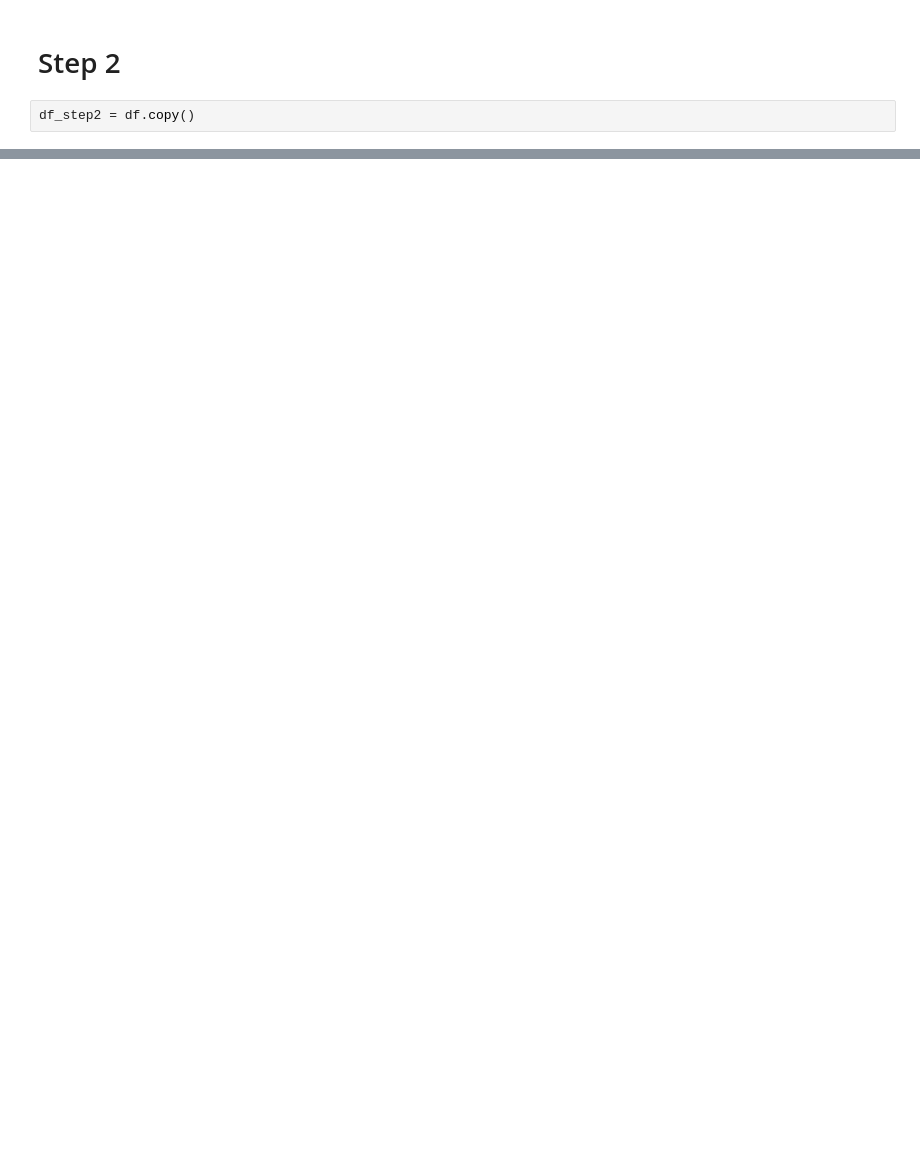
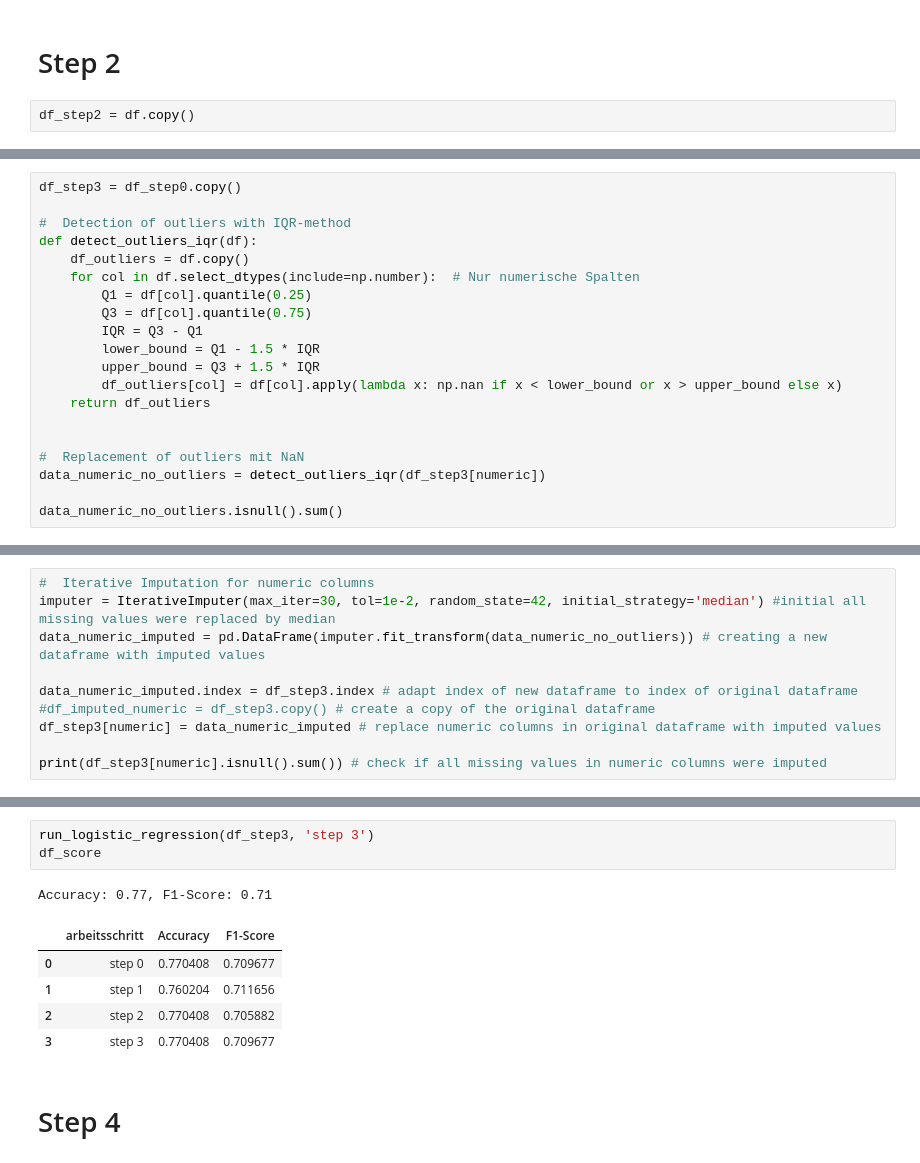
Before and after one commit to john2408/project_intro_ai, a Jupyter notebook: notebooks/Andreas/Andreas Steps.ipynb, the cells around one changed output, grey strips where cells are left out. Drawn from its saved outputs; the diff is of its cells as text; blank space fills up the shorter version.

```diff
--- a/notebooks/Andreas/Andreas Steps.ipynb
+++ b/notebooks/Andreas/Andreas Steps.ipynb
@@ -354,0 +448,20 @@ dtype: int64
+# %%
+df_step3 = df_step0.copy()
+
+#  Detection of outliers with IQR-method
+def detect_outliers_iqr(df):
+    df_outliers = df.copy()
+    for col in df.select_dtypes(include=np.number):  # Nur numerische Spalten
+        Q1 = df[col].quantile(0.25)
+        Q3 = df[col].quantile(0.75)
+        IQR = Q3 - Q1
+        lower_bound = Q1 - 1.5 * IQR
+        upper_bound = Q3 + 1.5 * IQR
+        df_outliers[col] = df[col].apply(lambda x: np.nan if x < lower_bound or x > upper_bound else x)
+    return df_outliers
+
+
+#  Replacement of outliers mit NaN
+data_numeric_no_outliers = detect_outliers_iqr(df_step3[numeric])
+
+data_numeric_no_outliers.isnull().sum()
@@ -354,0 +483,10 @@ dtype: int64
+# %%
+#  Iterative Imputation for numeric columns
+imputer = IterativeImputer(max_iter=30, tol=1e-2, random_state=42, initial_strategy='median') #initial all missing values were replaced by median
+data_numeric_imputed = pd.DataFrame(imputer.fit_transform(data_numeric_no_outliers)) # creating a new dataframe with imputed values
+
+data_numeric_imputed.index = df_step3.index # adapt index of new dataframe to index of original dataframe
+#df_imputed_numeric = df_step3.copy() # create a copy of the original dataframe
+df_step3[numeric] = data_numeric_imputed # replace numeric columns in original dataframe with imputed values
+
+print(df_step3[numeric].isnull().sum()) # check if all missing values in numeric columns were imputed
@@ -354,0 +508,12 @@ dtype: int64
+# %%
+run_logistic_regression(df_step3, 'step 3')
+df_score
+# %% [output]
+Accuracy: 0.77, F1-Score: 0.71
+|  | arbeitsschritt | Accuracy | F1-Score |
+| 0 | step 0 | 0.770408 | 0.709677 |
+| 1 | step 1 | 0.760204 | 0.711656 |
+| 2 | step 2 | 0.770408 | 0.705882 |
+| 3 | step 3 | 0.770408 | 0.709677 |
+# %% [markdown]
+# Step 4
```
Also changed, not shown: parts of 20 cells of this notebook, 1 other file.
